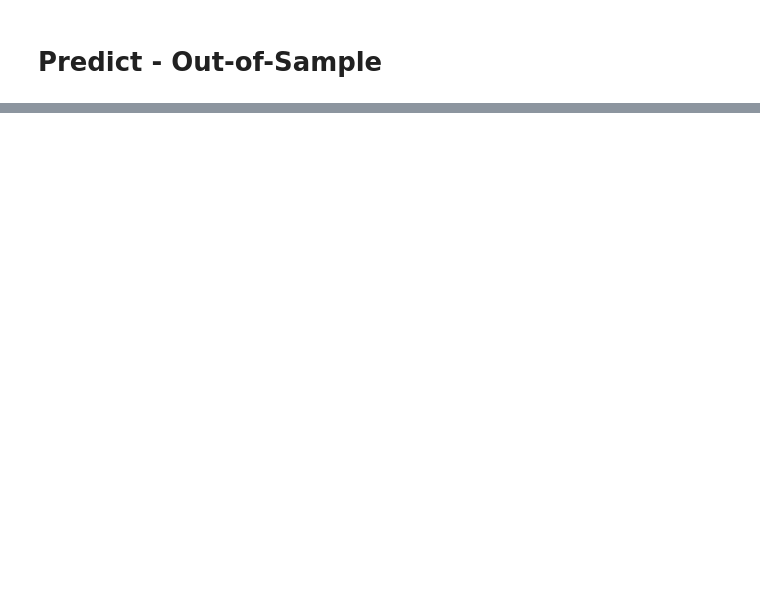
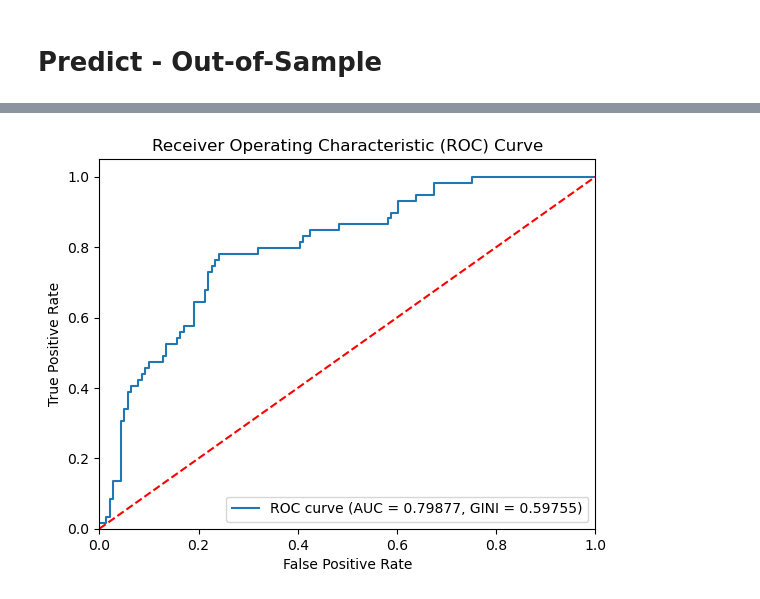
Before and after one commit to dunp7/Risk_analytics, a Jupyter notebook: model.ipynb, the cells around one changed output, grey strips where cells are left out. Drawn from its saved outputs; the diff is of its cells as text; code cells hidden in the pictures; blank space fills up the shorter version.

```diff
--- a/model.ipynb
+++ b/model.ipynb
@@ -218,0 +265,22 @@ me.plot_roc_curve()
+# %%
+data = pd.read_csv('data\credit_customers.csv')
+data.columns = data.columns.str.strip()
+data = data.rename(columns={"class": "Target"})
+target_mapping = {'good':0, 'bad': 1}
+data['Target'] = data['Target'].map(target_mapping)
+X_train,X_test,y_train,y_test = split_train_test(data, 'Target', 0.2)
+woe = WOE()
+X_train,iv,woe_res = woe.fit(X_train, y_train)
+X_test = woe.transform(X_test)
+
+pipe_line = Pipeline([
+('scaler', StandardScaler()),
+('classifier', final_models[0])
+])
+pod = prediction_result(pipe_line, X_train,X_test,y_train,y_test)
+me = ModelEvaluation(pod)
+cm, acc, precision, recall, f1_score = me.compute_conf_mat()
+auc,gini = me.compute_auc_gini()
+result = [final_models[0],acc,precision,recall,f1_score,auc,gini]
+results.append(result)
+mes.append(me)
@@ -218,0 +344,4 @@ me.plot_roc_curve()
+# %%
+mes[5].plot_roc_curve()
+# %% [output]
+[figure, added]
```
Also changed, not shown: parts of 14 cells of this notebook, 1 other file.
